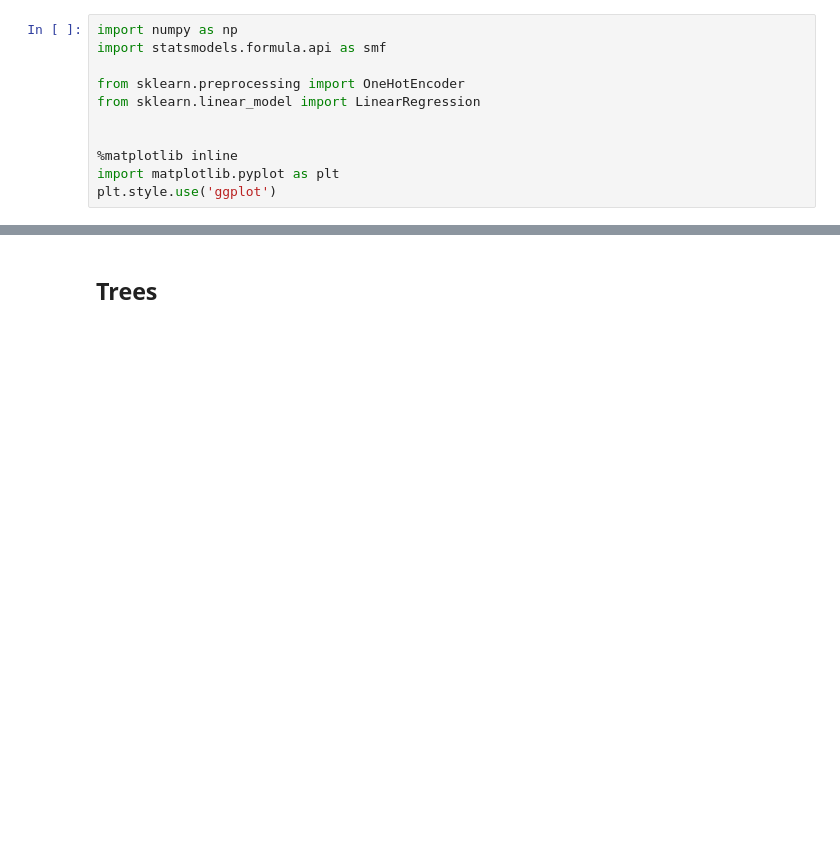
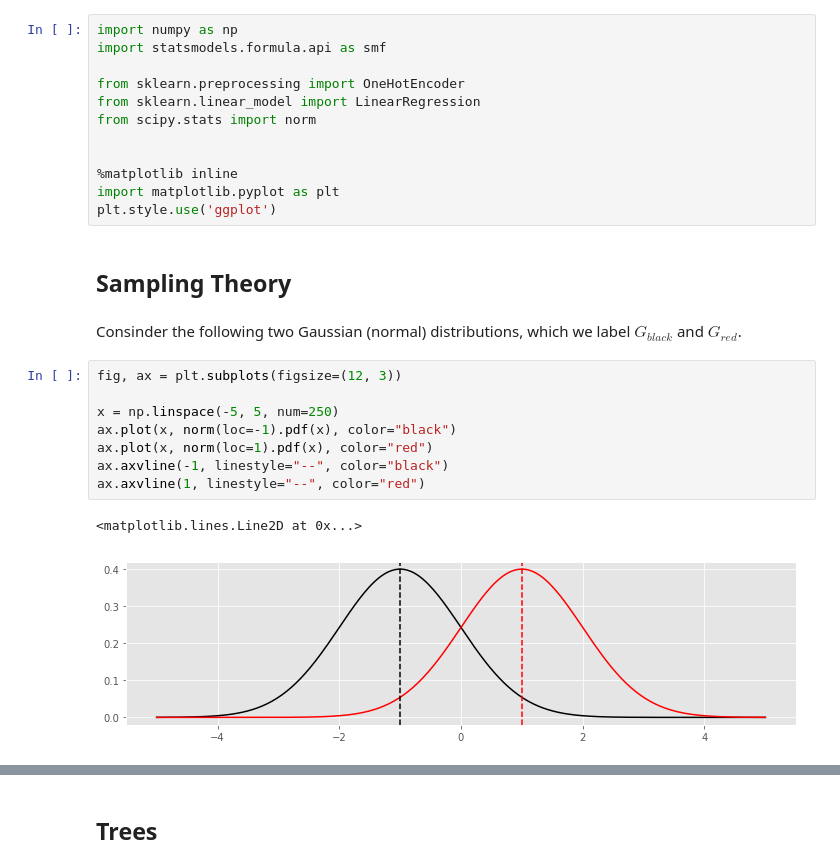
Before and after one commit to madrury-galvanize/interview-questions, a Jupyter notebook: ml-interview-questions.ipynb, the cells around one changed output, grey strips where cells are left out. Saved outputs shown, nothing was run; the diff lists cells and outputs as text; blank space fills up the shorter version.

Commit message:
Add sampling theory problem.

```diff
--- a/ml-interview-questions.ipynb
+++ b/ml-interview-questions.ipynb
@@ -4,8 +4,24 @@ import statsmodels.formula.api as smf
 
 from sklearn.preprocessing import OneHotEncoder
 from sklearn.linear_model import LinearRegression
+from scipy.stats import norm
 
 
 %matplotlib inline
 import matplotlib.pyplot as plt
 plt.style.use('ggplot')
+# %% [markdown]
+## Sampling Theory
+# %% [markdown]
+Consinder the following two Gaussian (normal) distributions, which we label $G_{black}$ and $G_{red}$.
+# %%
+fig, ax = plt.subplots(figsize=(12, 3))
+
+x = np.linspace(-5, 5, num=250)
+ax.plot(x, norm(loc=-1).pdf(x), color="black")
+ax.plot(x, norm(loc=1).pdf(x), color="red")
+ax.axvline(-1, linestyle="--", color="black")
+ax.axvline(1, linestyle="--", color="red")
+# %% [output]
+<matplotlib.lines.Line2D at 0x...>
+[figure, added]
```
Also changed, not shown: parts of 1 cell of this notebook.
